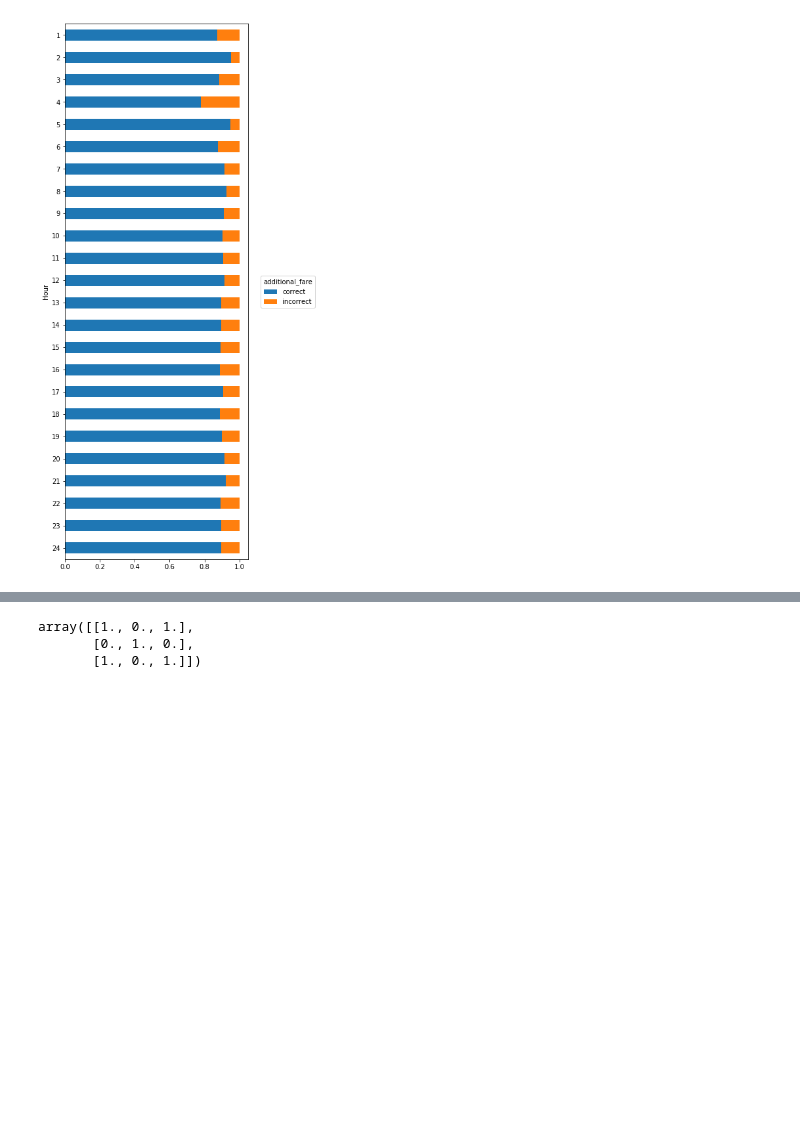
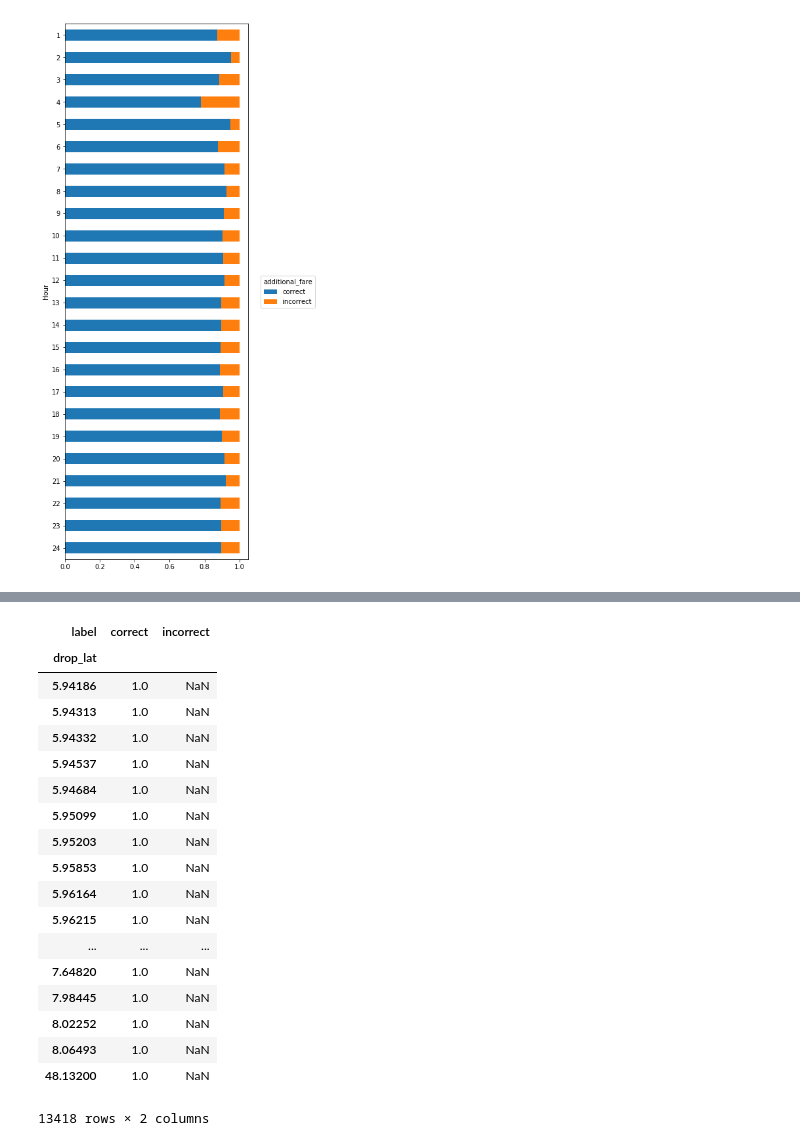
Before and after one commit to maduranga95/Tuk_fare_accuracy, a Jupyter notebook: Fare_Classification_visualization_preprocessing.ipynb, the cells around one changed output, grey strips where cells are left out. Drawn from its saved outputs; the diff is of its cells as text; code cells hidden in the pictures; blank space fills up the shorter version.

```diff
--- a/Fare_Classification_visualization_preprocessing.ipynb
+++ b/Fare_Classification_visualization_preprocessing.ipynb
@@ -351,12 +351,28 @@ train_df
-# %%
-X = [[0], [3], [1]]
-from sklearn.neighbors import NearestNeighbors
-neigh = NearestNeighbors(radius=1.5)
-neigh.fit(X)
-
-A = neigh.radius_neighbors_graph(X)
-A.toarray()
-# %% [output]
-array([[1., 0., 1.],
-       [0., 1., 0.],
-       [1., 0., 1.]])
+# %%
+counts = (train_df[['drop_lat', 'label']]
+              .groupby(['drop_lat', 'label'])
+              .size()
+              .unstack('label')
+         )
+
+counts
+# %% [output]
+| label | correct | incorrect |
+| drop_lat |  |  |
+| 5.94186 | 1.0 | NaN |
+| 5.94313 | 1.0 | NaN |
+| 5.94332 | 1.0 | NaN |
+| 5.94537 | 1.0 | NaN |
+| 5.94684 | 1.0 | NaN |
+| 5.95099 | 1.0 | NaN |
+| 5.95203 | 1.0 | NaN |
+| 5.95853 | 1.0 | NaN |
+| 5.96164 | 1.0 | NaN |
+| 5.96215 | 1.0 | NaN |
+| ... | ... | ... |
+| 7.64820 | 1.0 | NaN |
+| 7.98445 | 1.0 | NaN |
+| 8.02252 | 1.0 | NaN |
+| 8.06493 | 1.0 | NaN |
+| 48.13200 | 1.0 | NaN |
+13418 rows × 2 columns
```
Also changed, not shown: parts of 1 cell of this notebook, 3 other files.
